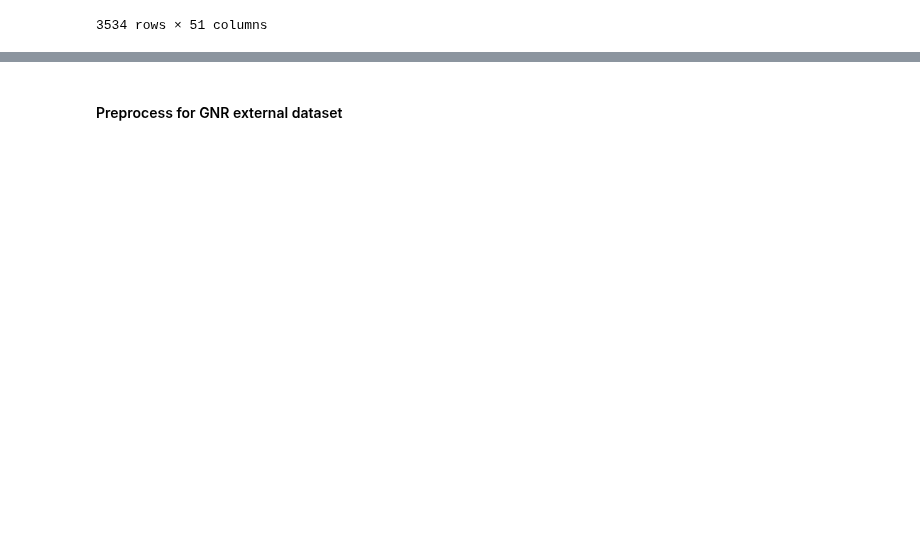
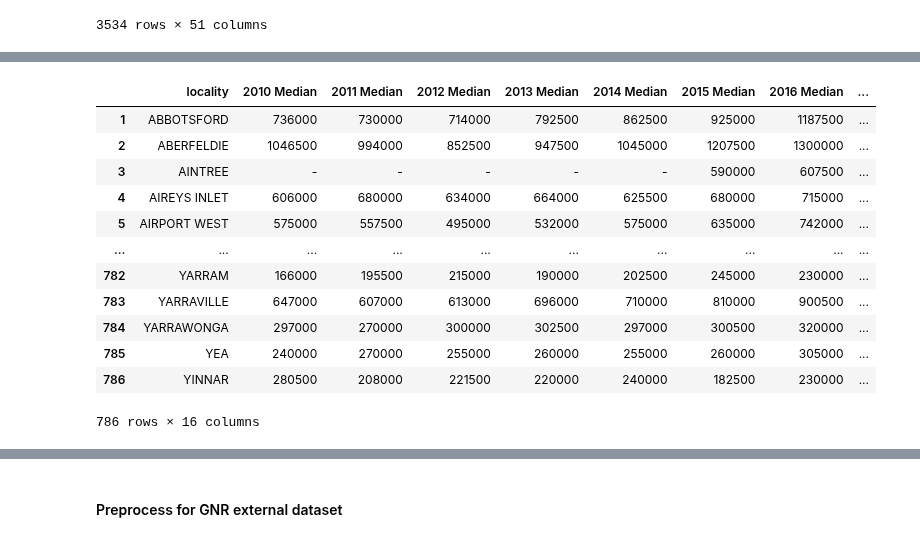
Before and after one commit to MAST30034-Applied-Data-Science/generic-real-estate-consulting-project-group-1-iron-data-man, a Jupyter notebook: notebooks/data_cleaning_external.ipynb, the cells around one changed output, grey strips where cells are left out. Saved outputs shown, nothing was run; the diff lists cells and outputs as text; code cells hidden in the pictures; blank space fills up the shorter version.

```diff
--- a/notebooks/data_cleaning_external.ipynb
+++ b/notebooks/data_cleaning_external.ipynb
@@ -322,0 +323,22 @@ external
+# %%
+# read median house price time series data
+house_price_yearly= pd.read_excel("../data/raw/Median_Suburb_Time_2021.xls",sheet_name="Sheet1",header=1)
+house_price_yearly.columns =["locality","2010 Median","2011 Median","2012 Median","2013 Median","2014 Median",
+                             "2015 Median","2016 Median","2017 Median","2018 Median","2019 Median","2020 Median",
+                             "prelim 2021 Median","change 2019-2020","change 2010-2020","Growth PA"]
+house_price_yearly = house_price_yearly.iloc[1: , :]
+house_price_yearly
+# %% [output]
+|  | locality | 2010 Median | 2011 Median | 2012 Median | 2013 Median | 2014 Median | 2015 Median | 2016 Median | ... |
+| 1 | ABBOTSFORD | 736000 | 730000 | 714000 | 792500 | 862500 | 925000 | 1187500 | ... |
+| 2 | ABERFELDIE | 1046500 | 994000 | 852500 | 947500 | 1045000 | 1207500 | 1300000 | ... |
+| 3 | AINTREE | - | - | - | - | - | 590000 | 607500 | ... |
+| 4 | AIREYS INLET | 606000 | 680000 | 634000 | 664000 | 625500 | 680000 | 715000 | ... |
+| 5 | AIRPORT WEST | 575000 | 557500 | 495000 | 532000 | 575000 | 635000 | 742000 | ... |
+| ... | ... | ... | ... | ... | ... | ... | ... | ... | ... |
+| 782 | YARRAM | 166000 | 195500 | 215000 | 190000 | 202500 | 245000 | 230000 | ... |
+| 783 | YARRAVILLE | 647000 | 607000 | 613000 | 696000 | 710000 | 810000 | 900500 | ... |
+| 784 | YARRAWONGA | 297000 | 270000 | 300000 | 302500 | 297000 | 300500 | 320000 | ... |
+| 785 | YEA | 240000 | 270000 | 255000 | 260000 | 255000 | 260000 | 305000 | ... |
+| 786 | YINNAR | 280500 | 208000 | 221500 | 220000 | 240000 | 182500 | 230000 | ... |
+786 rows × 16 columns
```
Also changed, not shown: parts of 7 cells of this notebook, 1 other file.
